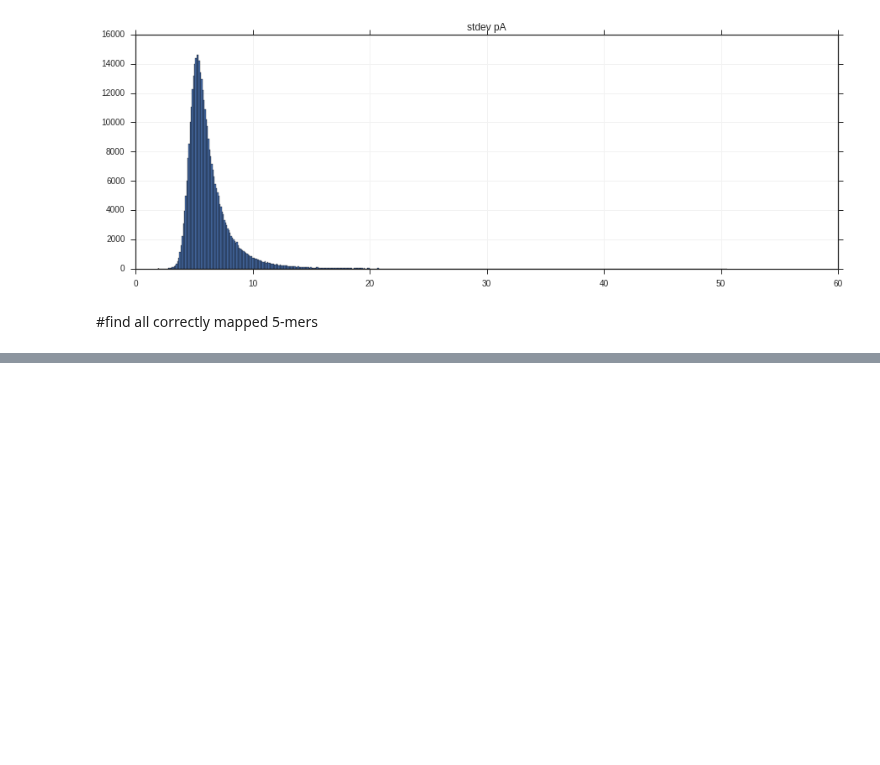
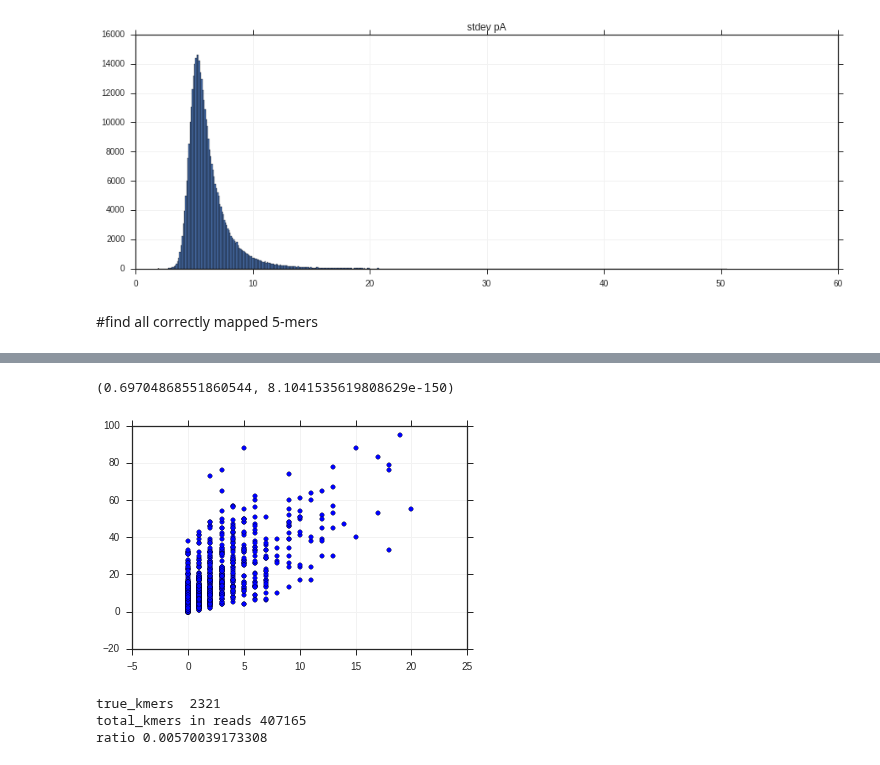
Before and after one commit to grst/nanopore-notebooks, a Jupyter notebook: notebooks/kmer analysis.ipynb, the cells around one changed output, grey strips where cells are left out. Drawn from its saved outputs; the diff is of its cells as text; code cells hidden in the pictures; blank space fills up the shorter version.

```diff
--- a/notebooks/kmer analysis.ipynb
+++ b/notebooks/kmer analysis.ipynb
@@ -291,0 +265,3 @@ alignment
+# %%
+all_5mers = [''.join(i) for i in product("ACGT",repeat=5)]
+ev_map = OrderedDict((k,[]) for k in all_5mers)
@@ -291,0 +281,26 @@ alignment
+# %%
+kmer_freq = OrderedDict((k, 0) for k in all_5mers)
+for i in range(0, len(ref)-4):
+    kmer_freq[ref[i:i+5]] += 1
+# %%
+true_kmer_freq = OrderedDict((k, len(v)) for k, v in ev_map.items())
+# %%
+sp.stats.pearsonr(list(true_kmer_freq.values()), list(kmer_freq.values()))
+# %% [output]
+(0.69704868551860544, 8.1041535619808629e-150)
+# %%
+fig, ax = subplots()
+ax.scatter(list(true_kmer_freq.values()), list(kmer_freq.values()))
+fig.show()
+# %% [output]
+[figure, added]
+# %%
+tr = sum(list(true_kmer_freq.values()))
+tot = sum([len(f["called_seq"]) for f in file_data])
+print("true_kmers ", tr)
+print("total_kmers in reads", tot)
+print("ratio", tr/tot)
+# %% [output]
+true_kmers  2321
+total_kmers in reads 407165
+ratio 0.00570039173308
```
Also changed, not shown: parts of 12 cells of this notebook.
